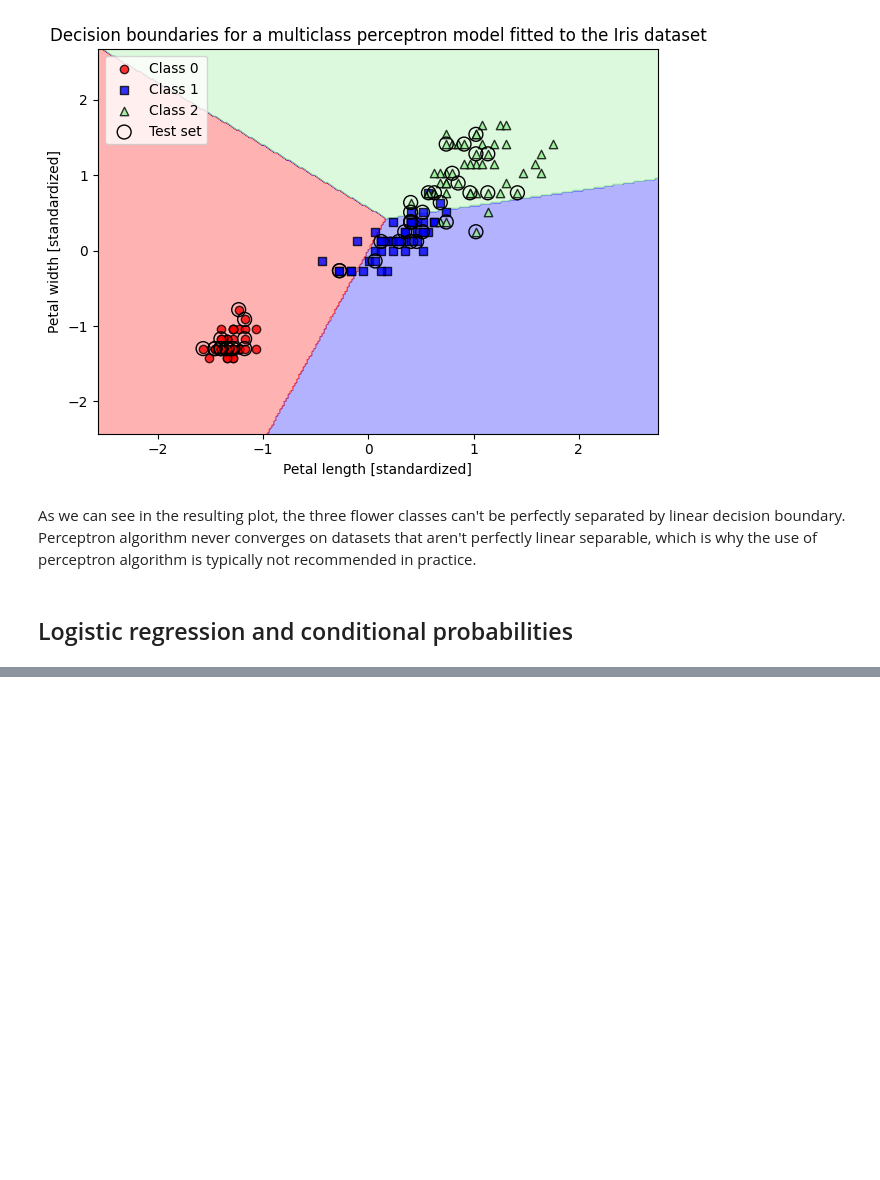
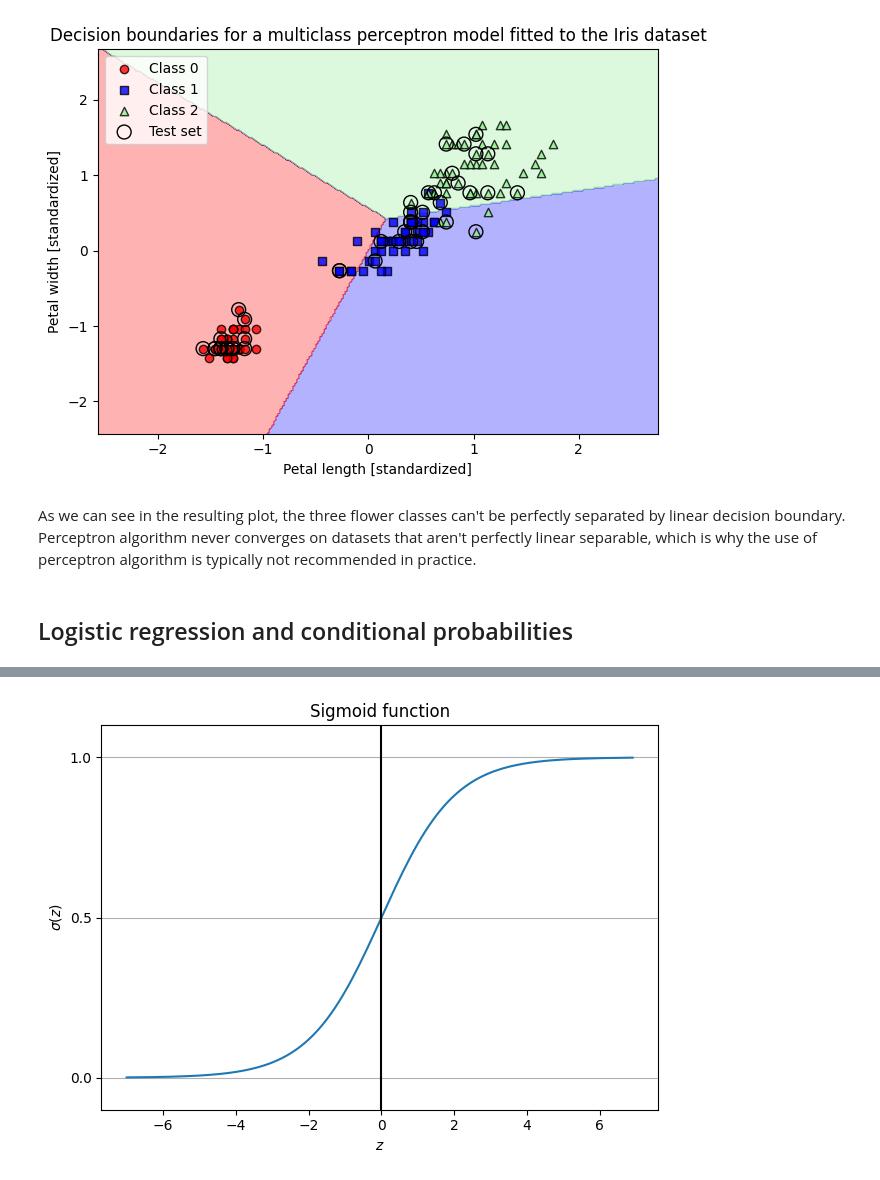
Before and after one commit to alvarooooooo/Machine-Learning-with-PyTorch-and-Scikit-Learn, a Jupyter notebook: Chapter-03/A-Tour-of-Machine-Learning-Classifiers-Using-Scikit-Learn.ipynb, the cells around one changed output, grey strips where cells are left out. Drawn from its saved outputs; the diff is of its cells as text; code cells hidden in the pictures; blank space fills up the shorter version.

```diff
--- a/Chapter-03/A-Tour-of-Machine-Learning-Classifiers-Using-Scikit-Learn.ipynb
+++ b/Chapter-03/A-Tour-of-Machine-Learning-Classifiers-Using-Scikit-Learn.ipynb
@@ -148,0 +207,23 @@ As we can see in the resulting plot, the three flower classes can't be perfectly
+# %%
+def sigmoid(z):
+    return 1.0 / (1.0 + np.exp(-z))
+
+
+z = np.arange(-7, 7, 0.1)
+sigma_z = sigmoid(z)
+
+plt.plot(z, sigma_z)
+
+plt.axvline(0.0, color="black")
+plt.ylim(-0.1, 1.1)
+plt.yticks([0.0, 0.5, 1.0])
+plt.grid(True, axis="y")
+
+plt.xlabel("$z$")
+plt.ylabel("$\sigma(z)$")
+plt.title("Sigmoid function")
+
+plt.tight_layout()
+plt.show()
+# %% [output]
+[figure, added]
```
Also changed, not shown: parts of 7 cells of this notebook, 1 other file.
